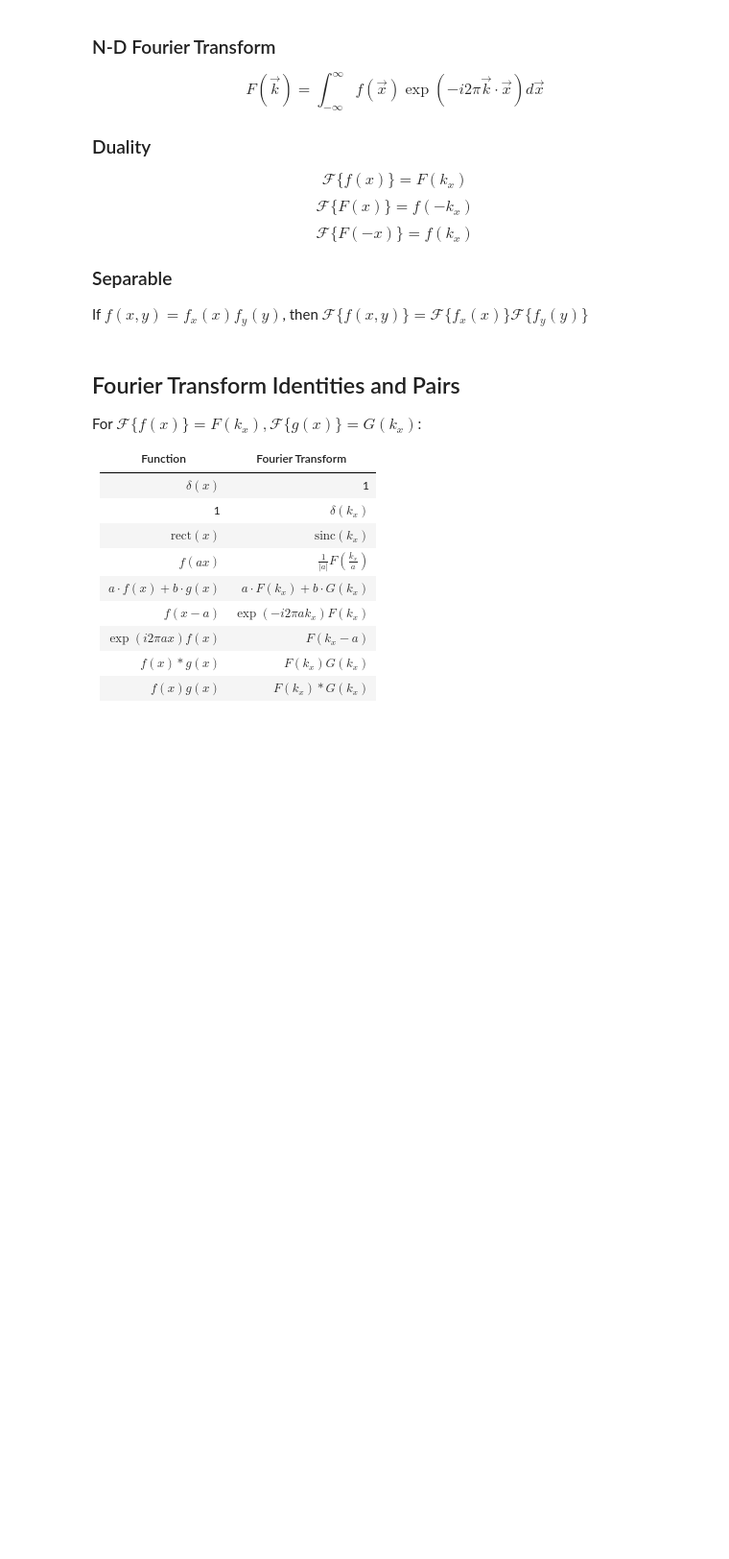
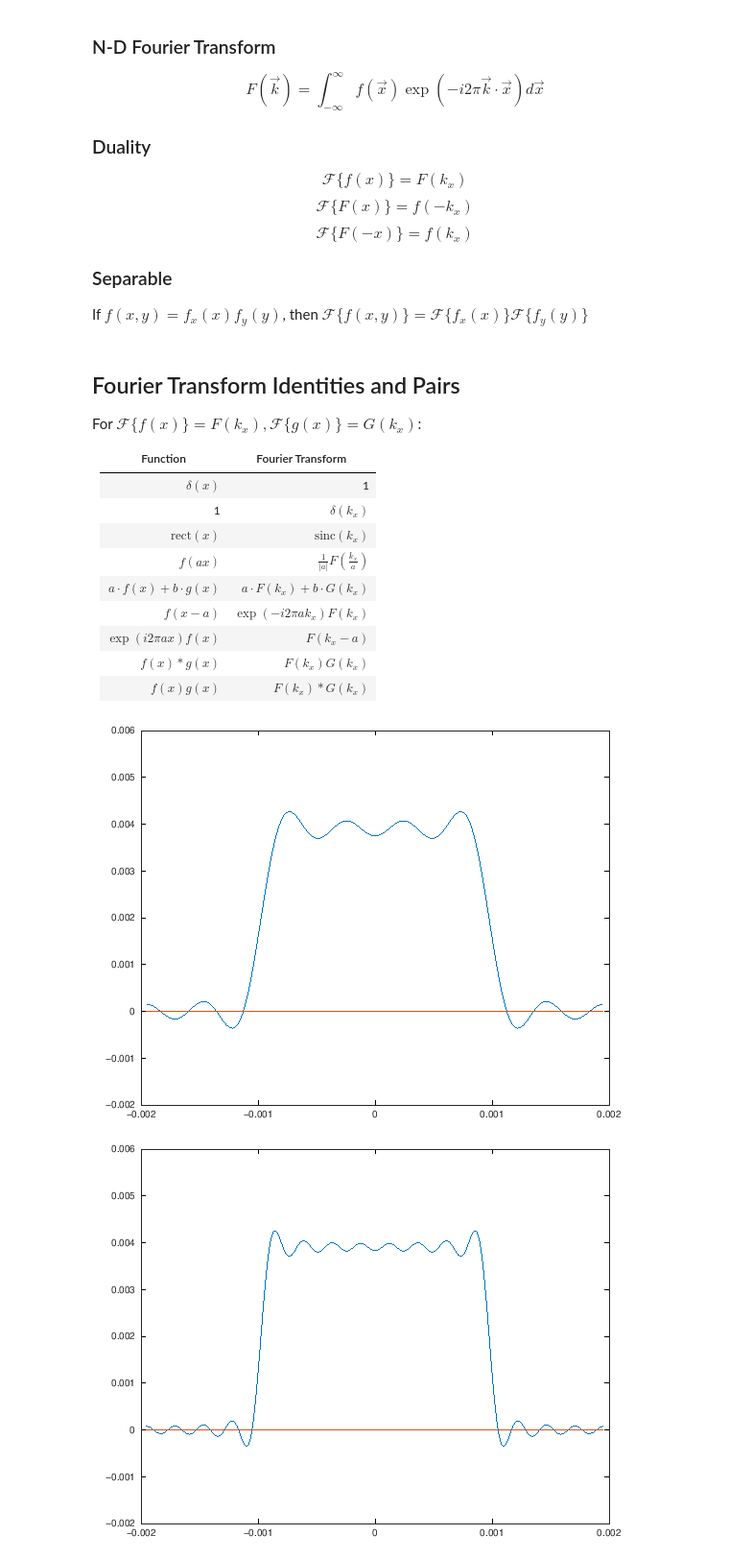
Before and after one commit to LarsonLab/MRI-education-resources, a Jupyter notebook: Notebooks/MRI Math Concepts.ipynb, the cells around one changed output. Shown at 96% size. Cells and saved outputs as stored; diff of their text form; code cells hidden in the pictures; blank space fills up the shorter version.

```diff
--- a/Notebooks/MRI Math Concepts.ipynb
+++ b/Notebooks/MRI Math Concepts.ipynb
@@ -99,3 +99,24 @@ $\mathcal{F}\{f(x)\} = F(k_x), \mathcal{F}\{g(x)\} = G(k_x)$:
 | $\exp(i 2\pi a x) f(x)$ | $F(k_x - a)$ |
 | $f(x) \ast g(x)$ | $F(k_x) G(k_x)$  |
 | $f(x) g(x)$ | $F(k_x) \ast G(k_x)$  |
+# %%
+% Illustrate Fourier decomposition of a rect function (could illustrate ringing)
+
+N = 512;
+kxmax = 128;
+kx = [-N/2:N/2-1]/N * kxmax*2;
+
+x = [-N/2:N/2-1]/N /(2*kxmax);
+
+for kxmax_truncate = [4 8 16 32 64 128];
+
+F = sinc(kx);
+F(find(abs(kx)>kxmax_truncate)) = 0;
+
+f = fftshift(ifft(ifftshift(F)));
+figure
+plot(x,real(f), x, imag(f))
+end
+# %% [output]
+[figure, added]
+[figure, added]
```
Also changed, not shown: parts of 1 cell of this notebook, 1 other file.
